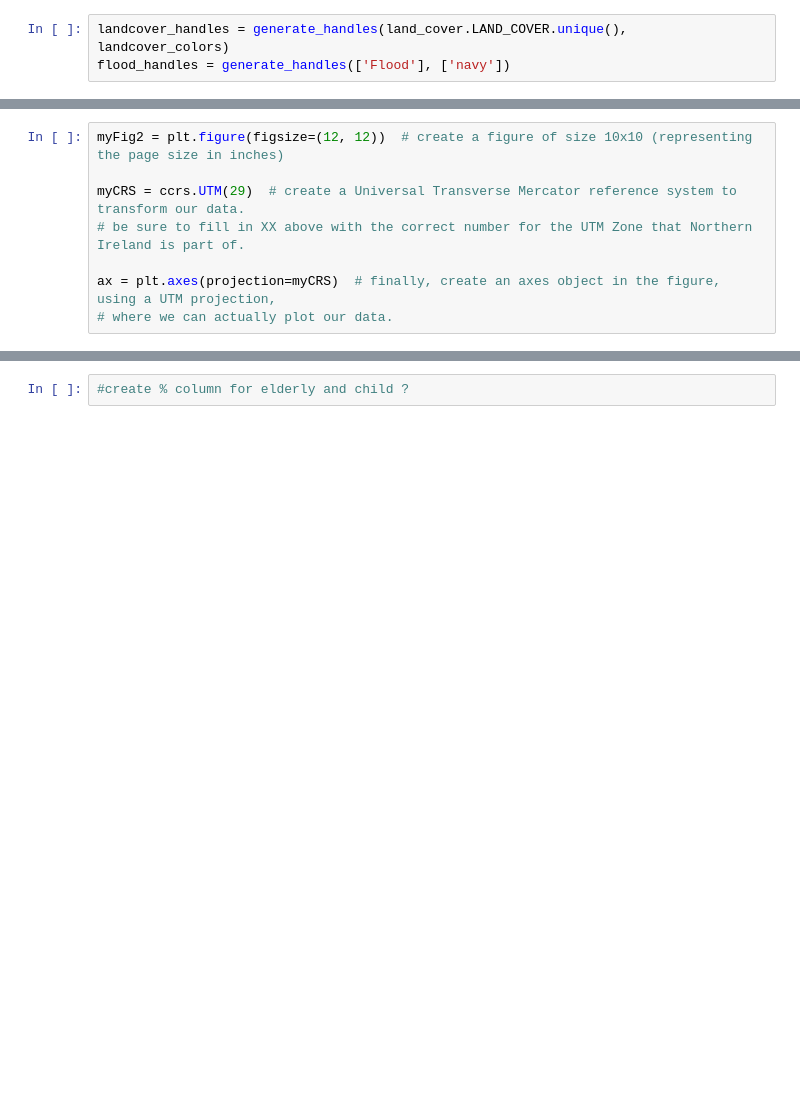
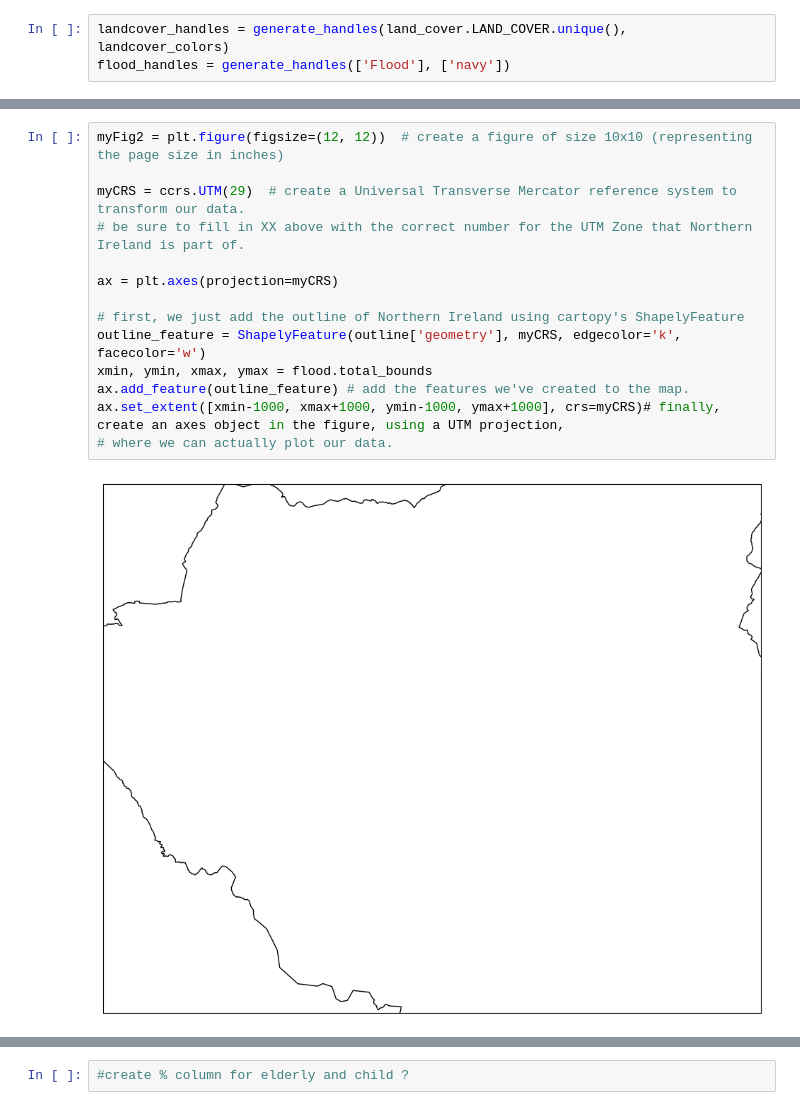
Before and after one commit to fd1807/EGM722_Project, a Jupyter notebook: Project_EGM722.ipynb, the cells around one changed output, grey strips where cells are left out. Drawn from its saved outputs; the diff is of its cells as text; blank space fills up the shorter version.

```diff
--- a/Project_EGM722.ipynb
+++ b/Project_EGM722.ipynb
@@ -192,8 +235,16 @@ myFig # to show the updated figure
 # %%
 myFig2 = plt.figure(figsize=(12, 12))  # create a figure of size 10x10 (representing the page size in inches)
 
 myCRS = ccrs.UTM(29)  # create a Universal Transverse Mercator reference system to transform our data.
 # be sure to fill in XX above with the correct number for the UTM Zone that Northern Ireland is part of.
 
-ax = plt.axes(projection=myCRS)  # finally, create an axes object in the figure, using a UTM projection,
+ax = plt.axes(projection=myCRS)
+
+# first, we just add the outline of Northern Ireland using cartopy's ShapelyFeature
+outline_feature = ShapelyFeature(outline['geometry'], myCRS, edgecolor='k', facecolor='w')
+xmin, ymin, xmax, ymax = flood.total_bounds
+ax.add_feature(outline_feature) # add the features we've created to the map.
+ax.set_extent([xmin-1000, xmax+1000, ymin-1000, ymax+1000], crs=myCRS)# finally, create an axes object in the figure, using a UTM projection,
 # where we can actually plot our data.
+# %% [output]
+[figure, added]
```
Also changed, not shown: parts of 12 cells of this notebook.
